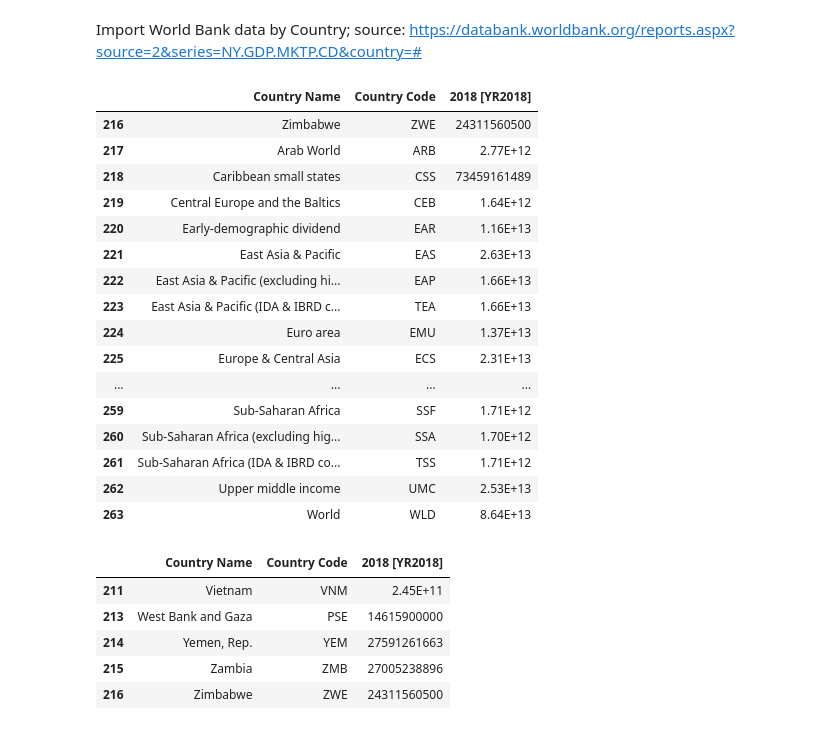
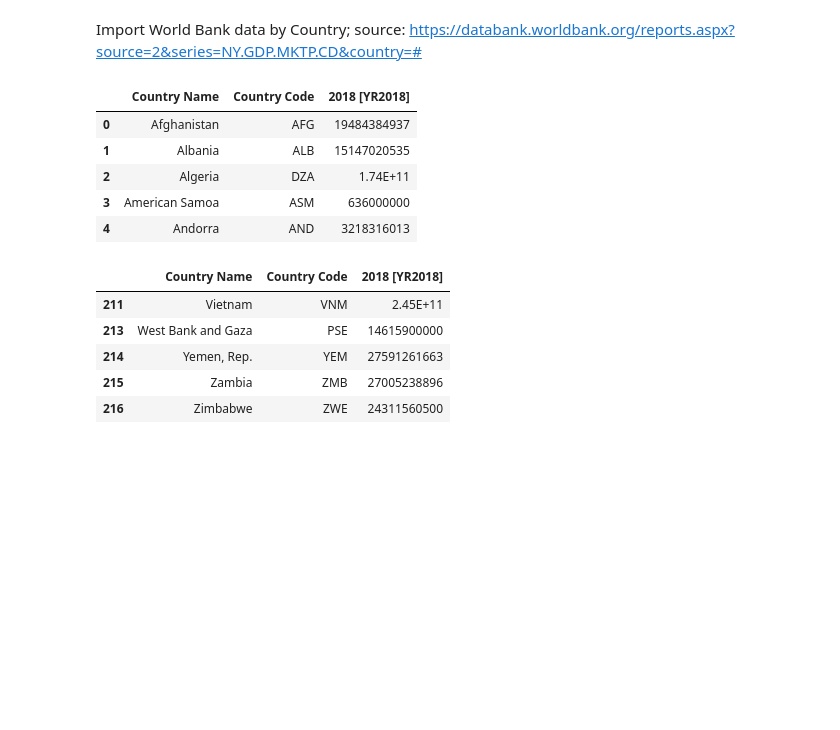
Before and after one commit to gelopez21/ProjectOne, a Jupyter notebook: Project One - Data Cleansing.ipynb, the cells around one changed output. Drawn from its saved outputs; the diff is of its cells as text; code cells hidden in the pictures; blank space fills up the shorter version.

```diff
--- a/Project One - Data Cleansing.ipynb
+++ b/Project One - Data Cleansing.ipynb
@@ -34,29 +34,18 @@ Import World Bank data by Country; source: https://databank.worldbank.org/report
 # %%
 # Import world_bank_data.csv
 file_path = os.path.join("..","source_data","world_bank_data.csv")
 world_bank_df = pd.read_csv(file_path)
 # Drop countries where the 2018 GDP is null, this is indicated by ".."
 #Logic: Countries with no GDP data do not contribute to the analysis by GDP
 world_bank_df = world_bank_df[world_bank_df["2018 [YR2018]"] != ".."]
-world_bank_df.tail(45)
+world_bank_df.head()
 # %% [output]
 |  | Country Name | Country Code | 2018 [YR2018] |
-| 216 | Zimbabwe | ZWE | 24311560500 |
-| 217 | Arab World | ARB | 2.77E+12 |
-| 218 | Caribbean small states | CSS | 73459161489 |
-| 219 | Central Europe and the Baltics | CEB | 1.64E+12 |
-| 220 | Early-demographic dividend | EAR | 1.16E+13 |
-| 221 | East Asia & Pacific | EAS | 2.63E+13 |
-| 222 | East Asia & Pacific (excluding hi... | EAP | 1.66E+13 |
-| 223 | East Asia & Pacific (IDA & IBRD c... | TEA | 1.66E+13 |
-| 224 | Euro area | EMU | 1.37E+13 |
-| 225 | Europe & Central Asia | ECS | 2.31E+13 |
-| ... | ... | ... | ... |
-| 259 | Sub-Saharan Africa | SSF | 1.71E+12 |
-| 260 | Sub-Saharan Africa (excluding hig... | SSA | 1.70E+12 |
-| 261 | Sub-Saharan Africa (IDA & IBRD co... | TSS | 1.71E+12 |
-| 262 | Upper middle income | UMC | 2.53E+13 |
-| 263 | World | WLD | 8.64E+13 |
+| 0 | Afghanistan | AFG | 19484384937 |
+| 1 | Albania | ALB | 15147020535 |
+| 2 | Algeria | DZA | 1.74E+11 |
+| 3 | American Samoa | ASM | 636000000 |
+| 4 | Andorra | AND | 3218316013 |
 # %%
 # dropping rows by index number range. These rows represent aggregations of the country data and are not useful in the analysis
 world_bank_df.drop(world_bank_df.loc[217:263].index, inplace=True)
```
Also changed, not shown: parts of 15 cells of this notebook.
